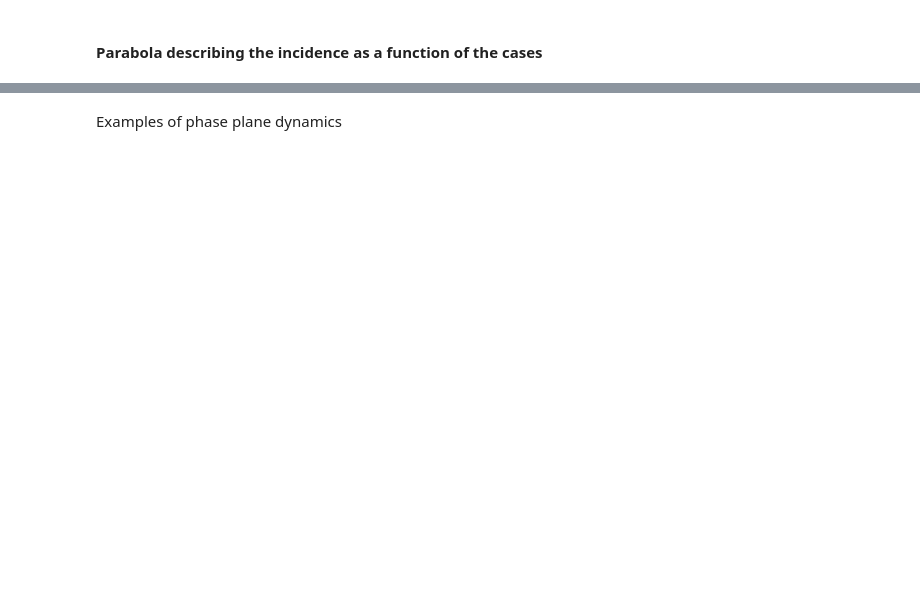
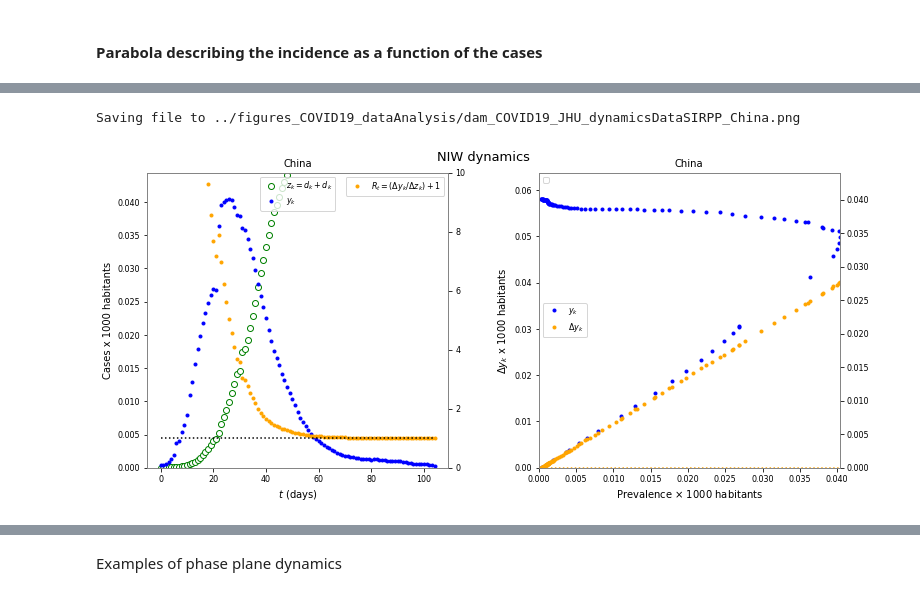
Before and after one commit to scab-unam/dam_COVID-19, a Jupyter notebook: dam_COVID19_code/dam_COVID19_IR-PhasePlanes_globalData.ipynb, the cells around one changed output, grey strips where cells are left out. Drawn from its saved outputs; the diff is of its cells as text; code cells hidden in the pictures; blank space fills up the shorter version.

```diff
--- a/dam_COVID19_code/dam_COVID19_IR-PhasePlanes_globalData.ipynb
+++ b/dam_COVID19_code/dam_COVID19_IR-PhasePlanes_globalData.ipynb
@@ -184,0 +202,24 @@ def dataSIR_Country(country,a=80,b=0.0002):
+# %%
+def dataSIRPP(countryD,ax2,densFact = 10**3):
+    tax2 = ax2.twinx()
+    prev= countryD['y']
+    incid= countryD['incid']
+    z = countryD['z']
+    dy = countryD['dy']
+    maxY1=densFact*1.1*incid.max()
+    maxY2=densFact*1.1*dy.max()
+    ax2.plot(densFact*prev, densFact*incid,'b.',label=r'$Prevalencia$')
+    ax2.plot(densFact*prev, densFact*dy,'.',color='orange',label=r'$\Delta Prevalencia$')
+    #ax1.plot([0,(densFact*prev).max()], [0,0],'k:')
+    tax2.plot([0,(densFact*prev).max()], [0,0],':',color='orange')
+    #
+    ax2.set_title(countryD['name'])
+    ax2.set_xlabel(r'Prevalence $\times$ %d habitants'%densFact);
+    ax2.set_ylabel(r'Incidence x %d habitants'%densFact);
+    ax2.set_ylabel(r'$\Delta y_k$ x %d habitants'%densFact);
+    ax2.legend(loc='center left'); tax1.legend(loc='upper left')
+    maxX = densFact*prev.max()
+    maxY = np.maximum(densFact*dy.max(),densFact*incid.max())
+    ax2.set_xlim(0,maxX); tax2.set_xlim(0,maxX);
+    ax2.set_ylim(0,maxY1); tax2.set_ylim(densFact*dy.min(),maxY2);
+    return tax2
@@ -184,0 +458,18 @@ def dataSIR_Country(country,a=80,b=0.0002):
+# %%
+strCou='China'
+CC= getSingleCountryData(G, popSize= Pops_Millions, cou=strCou)
+CC= dataSIR_Country(CC,a=2, b= 0.001)
+ff =gr.figure(figsize=(11,5)); gr.ioff(); rows=1;cols=2
+ax1=ff.add_subplot(rows,cols,1)
+ax2=ff.add_subplot(rows,cols,2)
+tax1=dataSIRTimeSeries(CC,ax1,densFact = 10**3)
+tax2=dataSIRPP(CC,ax2,densFact = 10**3)
+gr.ion();gr.draw()
+fN= '../figures_COVID19_dataAnalysis/dam_COVID19_JHU_dynamicsDataSIRPP_%s.png'%strCou
+ff.suptitle('NIW dynamics')
+ff.subplots_adjust(left=0.075,bottom=0.1,right=0.95,top=0.92,wspace=0.3,hspace=0.25)
+ff.savefig(fN)
+print('Saving file to %s'%fN)
+# %% [output]
+Saving file to ../figures_COVID19_dataAnalysis/dam_COVID19_JHU_dynamicsDataSIRPP_China.png
+[figure, added]
```
Also changed, not shown: parts of 29 cells of this notebook, 28 other files.
